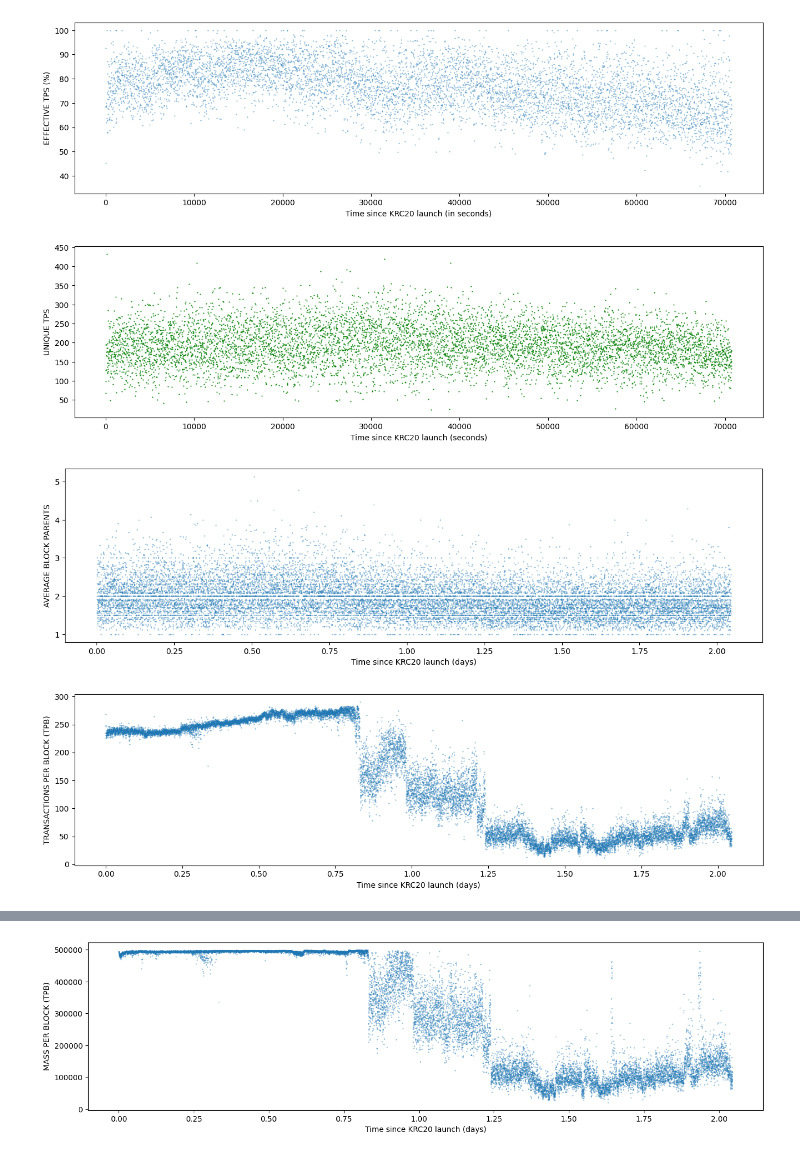
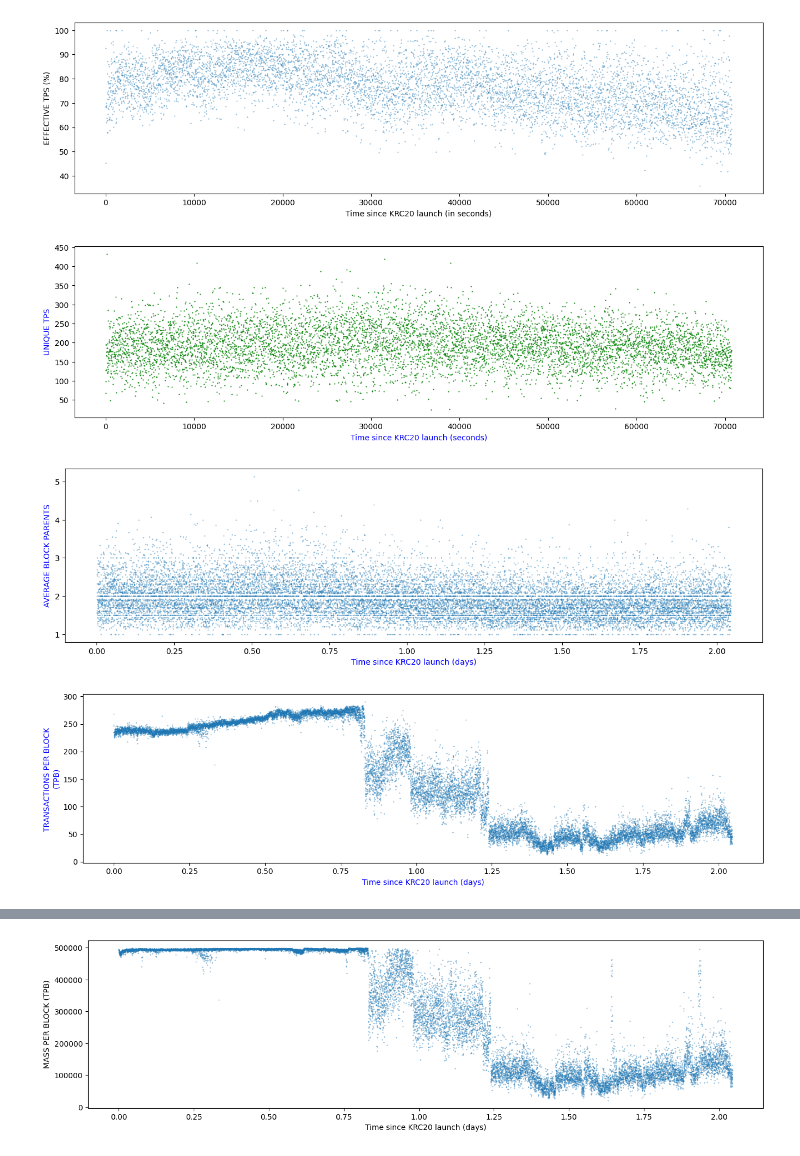
Before and after one commit to michaelsutton/rusty-kaspa, a Jupyter notebook: mining/src/feerate/mainnet-load-analysis.ipynb, the cells around one changed output, grey strips where cells are left out. Cells and saved outputs as stored; diff of their text form; code cells hidden in the pictures.

Commit message:
comsum plot + colors

```diff
--- a/mining/src/feerate/mainnet-load-analysis.ipynb
+++ b/mining/src/feerate/mainnet-load-analysis.ipynb
@@ -202,11 +202,11 @@ y = df2['utps']
 
 plt.figure(figsize=(16, 4))
 plt.scatter(x - thresh, y, s=0.3, color='green')
-plt.ylabel('UNIQUE TPS')
-plt.xlabel('Time since KRC20 launch (seconds)')
+plt.ylabel('UNIQUE TPS', color='blue')
+plt.xlabel('Time since KRC20 launch (seconds)', color='blue')
 plt.show()
 # %% [output]
-[figure, old version]
+[figure, new version]
 # %%
 # Extracted from node logs by `cat rusty-kaspa.log.1 rusty-kaspa.log | grep "Processed" > proc.log`
 proc_file = 'proc.log'
@@ -236,19 +236,19 @@ y = df3['parents']
 
 plt.figure(figsize=(16, 4))
 plt.scatter((x - thresh)/86400, y, s=0.1)
-plt.ylabel('AVERAGE BLOCK PARENTS')
-plt.xlabel('Time since KRC20 launch (days)')
+plt.ylabel('AVERAGE BLOCK PARENTS', color='blue')
+plt.xlabel('Time since KRC20 launch (days)', color='blue')
 plt.show()
 # %% [output]
-[figure, old version]
+[figure, new version]
 # %%
 x = df3['timestamp']
 y = df3['tpb']
 
 plt.figure(figsize=(16, 4))
 plt.scatter((x - thresh)/86400, y, s=0.1)
-plt.ylabel('TRANSACTIONS PER BLOCK (TPB)')
-plt.xlabel('Time since KRC20 launch (days)')
+plt.ylabel('TRANSACTIONS PER BLOCK \n(TPB)', color='blue')
+plt.xlabel('Time since KRC20 launch (days)', color='blue')
 plt.show()
 # %% [output]
-[figure, old version]
+[figure, new version]
```
Also changed, not shown: parts of 4 cells of this notebook.
